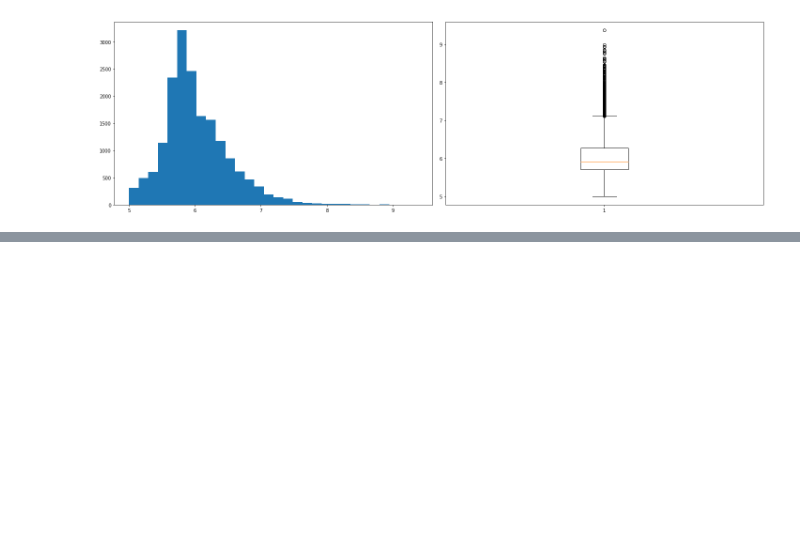
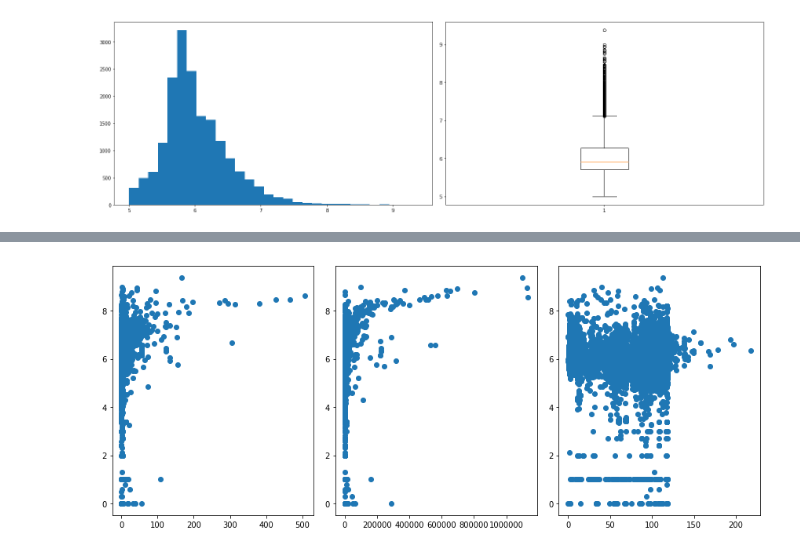
Before and after one commit to sg4455/NYCBuildingPrices, a Jupyter notebook: DataMiningProjectReport_ProjectUpdate_NYC_RealEstatePrice.ipynb, the cells around one changed output, grey strips where cells are left out. Cells and saved outputs as stored; diff of their text form; code cells hidden in the pictures; blank space fills up the shorter version.

```diff
--- a/DataMiningProjectReport_ProjectUpdate_NYC_RealEstatePrice.ipynb
+++ b/DataMiningProjectReport_ProjectUpdate_NYC_RealEstatePrice.ipynb
@@ -123,0 +168,28 @@ plt.tight_layout()
+# %%
+forboxplot = ['NEIGHBORHOOD','BUILDING_CLASS_CATEGORY','TAX_CLASS_AT_PRESENT', 'ZIP_CODE',"SALE_MONTH",
+              'TAX_CLASS_AT_TIME_OF_SALE', 'BUILDING_CLASS_AT_TIME_OF_SALE','AREA','not_apartment',]
+
+rows = len(forboxplot)
+cols = 2
+fig, axes = plt.subplots(nrows=rows, ncols=cols, figsize=(4*cols, 5*rows))
+
+j=0
+
+for i in forboxplot:
+    df.boxplot("Logged_SALE_PRICE", i, grid=False, sym='k.', ax=axes[j, 0])
+    df.boxplot("SALE_PRICE", i, grid=False, sym='k.', ax=axes[j, 1])
+    j += 1
+# %%
+rows = 1
+cols = 3
+
+fig, axs = plt.subplots(ncols=cols, nrows=rows, figsize=(4*cols, 5*rows))
+axs = axs.flatten()
+j=0
+features_selected = features_selected=['TOTAL_UNITS', 'GROSS_SQUARE_FEET','AGE']
+for i in features_selected:
+    axs[j].scatter(x=i, y="Logged_SALE_PRICE",data=df)
+    j = j+1
+plt.tight_layout()
+# %% [output]
+[figure, added]
```
Also changed, not shown: parts of 12 cells of this notebook, 1 other file.
